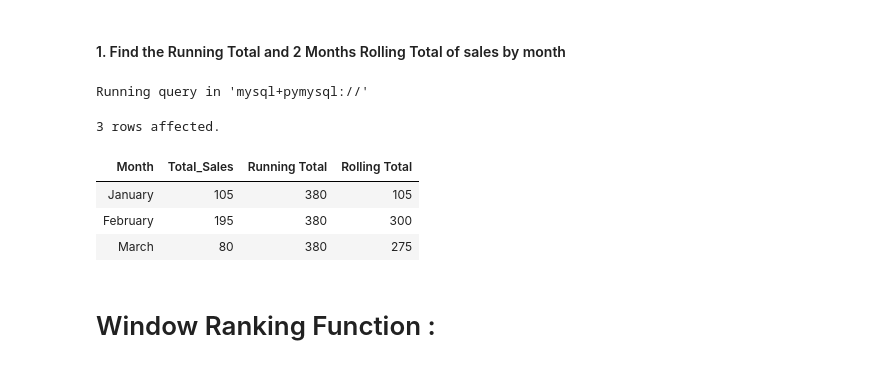
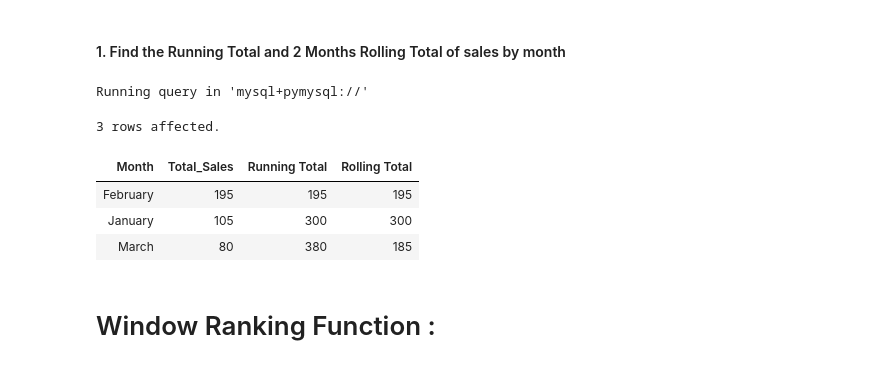
Before and after one commit to the-naman/Learn, a Jupyter notebook: SQL/SQL by Barra/My Notes/07. I - Aggregation and Analytical Functions.ipynb, the cells around one changed output. Saved outputs shown, nothing was run; the diff lists cells and outputs as text; code cells hidden in the pictures.

```diff
--- a/SQL/SQL by Barra/My Notes/07. I - Aggregation and Analytical Functions.ipynb
+++ b/SQL/SQL by Barra/My Notes/07. I - Aggregation and Analytical Functions.ipynb
@@ -940,21 +940,21 @@ Used for:
 # %%
 %%sql
 with RT as(
     select distinct monthname(orderdate) as `Month`,
         sum(sales) over(partition by month(orderdate)) as Total_Sales
     from orders
 )
 select *,
-    sum(Total_Sales) over(order by Month(Month)) as `Running Total`,
+    sum(Total_Sales) over(order by month) as `Running Total`,
     sum(Total_Sales) over(order by Month(Month) rows between 1 preceding and current row) as `Rolling Total`
 from RT;
 # %% [output]
 Running query in 'mysql+pymysql://'
 3 rows affected.
 | Month | Total_Sales | Running Total | Rolling Total |
-| January | 105 | 380 | 105 |
-| February | 195 | 380 | 300 |
-| March | 80 | 380 | 275 |
+| February | 195 | 195 | 195 |
+| January | 105 | 300 | 300 |
+| March | 80 | 380 | 185 |
 # %% [markdown]
 # Window Ranking Function :
 # %% [markdown]
```
